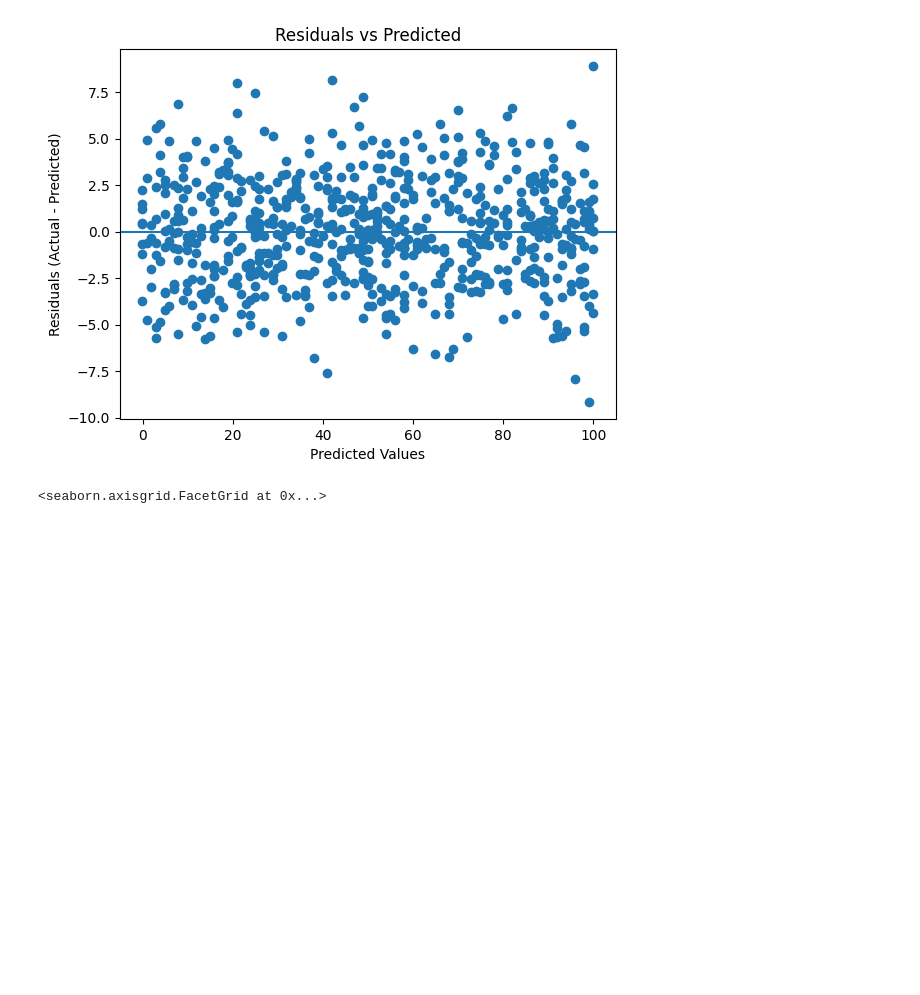
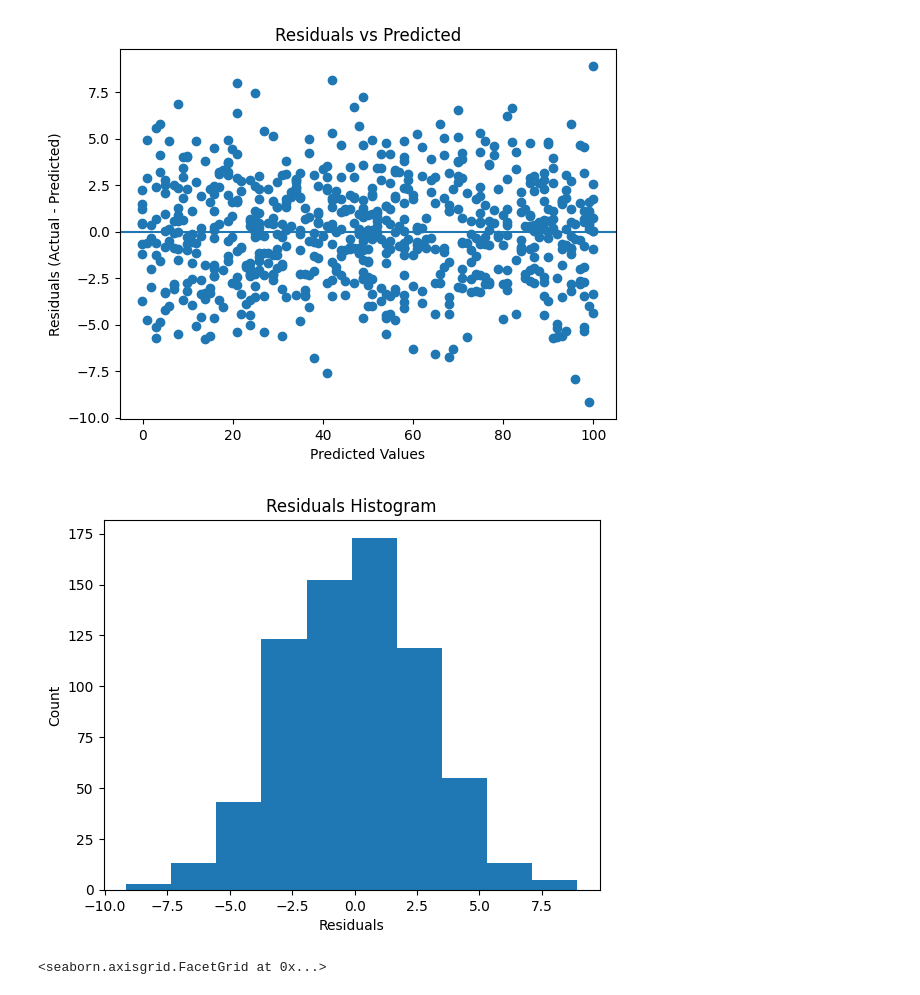
Before and after one commit to believeelikem/linear-regression-from-scratch-one-feature, a Jupyter notebook: compute_gradient_descent_one_feature.ipynb, the cells around one changed output. Saved outputs shown, nothing was run; the diff lists cells and outputs as text; code cells hidden in the pictures; blank space fills up the shorter version.

```diff
--- a/compute_gradient_descent_one_feature.ipynb
+++ b/compute_gradient_descent_one_feature.ipynb
@@ -106,6 +106,15 @@ plt.title("Residuals vs Predicted")
 plt.show()
 # %% [output]
 [figure]
+# %%
+plt.figure()
+plt.hist(residuals)
+plt.xlabel("Residuals")
+plt.ylabel("Count")
+plt.title("Residuals Histogram")
+plt.show()
+# %% [output]
+[figure, added]
 # %%
 sns.lmplot(data= df, x="x", y = "y")
 # %% [output]
```
Also changed, not shown: 2 other files.
